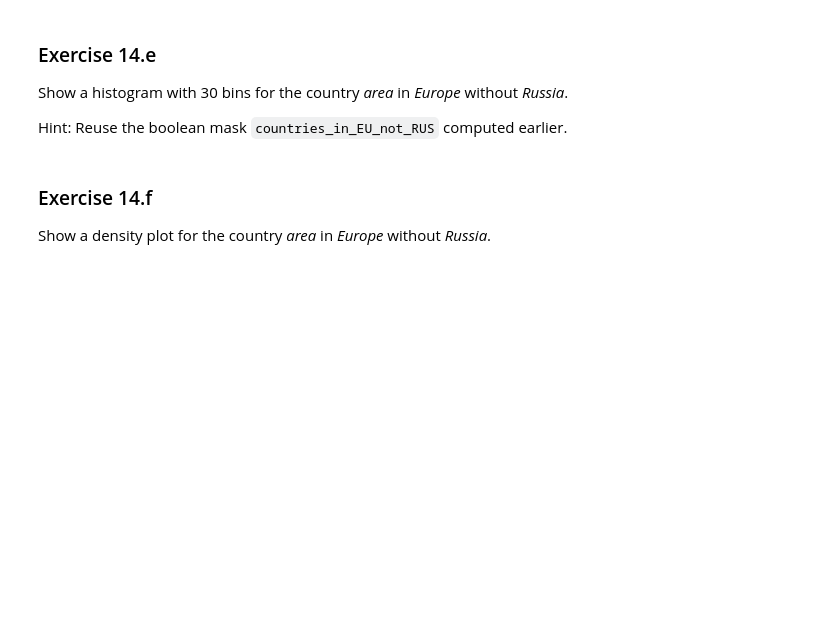
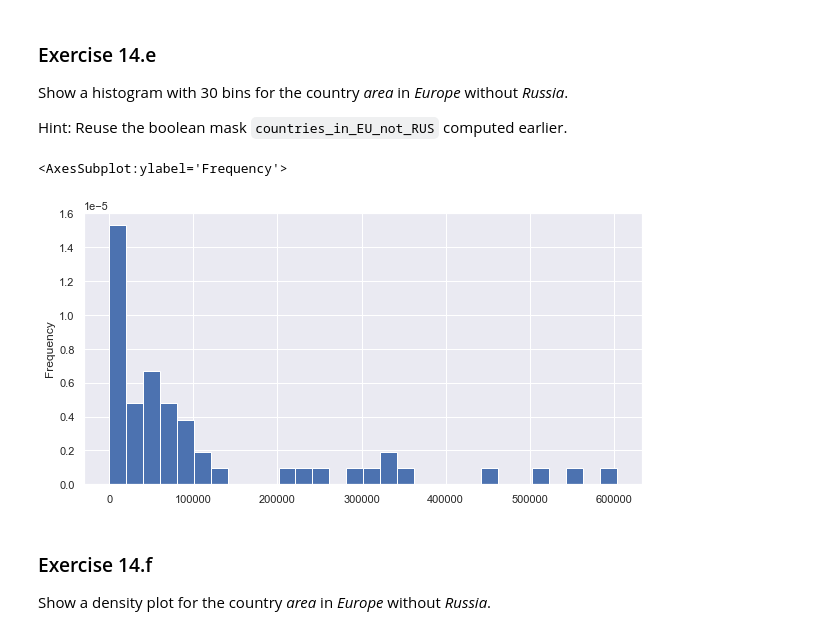
Before and after one commit to danieltyukov/tue-data-analytics, a Jupyter notebook: 1_EDA/Exercises-EDA-1819283.ipynb, the cells around one changed output. Drawn from its saved outputs; the diff is of its cells as text; code cells hidden in the pictures; blank space fills up the shorter version.

```diff
--- a/1_EDA/Exercises-EDA-1819283.ipynb
+++ b/1_EDA/Exercises-EDA-1819283.ipynb
@@ -1532,7 +2243,7 @@ Reuse the boolean mask `countries_in_EU`. Keep in mind that the operators for co
 # %%
 #// BEGIN_TODO [EDA_14d] Boolean mask for countries in Europe without Russia (1 point)
 
-# ===== =====> Replace this line by your code. <===== ===== #
+countries_in_EU_not_RUS = countries_in_EU & (country_data['alpha_3'] != 'RUS')
 
 #// END_TODO [EDA_14d]
 # %% [markdown]
@@ -1547,9 +2258,12 @@ Reuse the boolean mask `countries_in_EU_not_RUS` computed earlier.
 # %%
 #// BEGIN_TODO [EDA_14e] Histogram for area per country in Europe (1 point)
 
-# ===== =====> Replace this line by your code. <===== ===== #
+country_data[countries_in_EU_not_RUS]['area'].plot(kind='hist', bins=30, density=True)
 
 #// END_TODO [EDA_14e]
+# %% [output]
+<AxesSubplot:ylabel='Frequency'>
+[figure, added]
 # %% [markdown]
 ### Exercise 14.f
 
```
Also changed, not shown: parts of 132 cells of this notebook, 1 other file.
